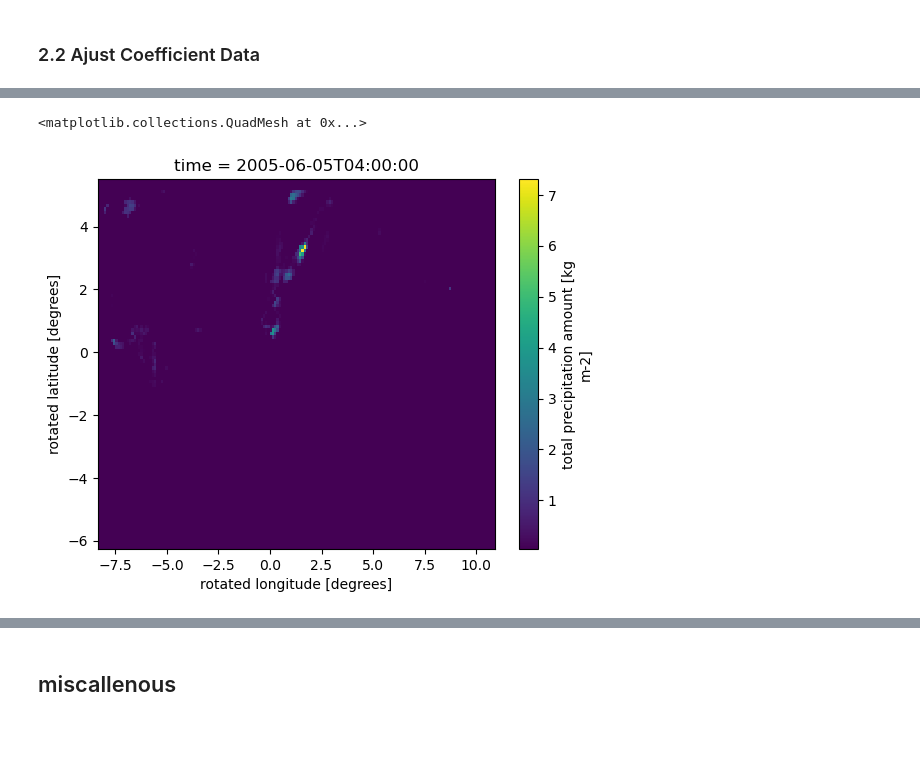
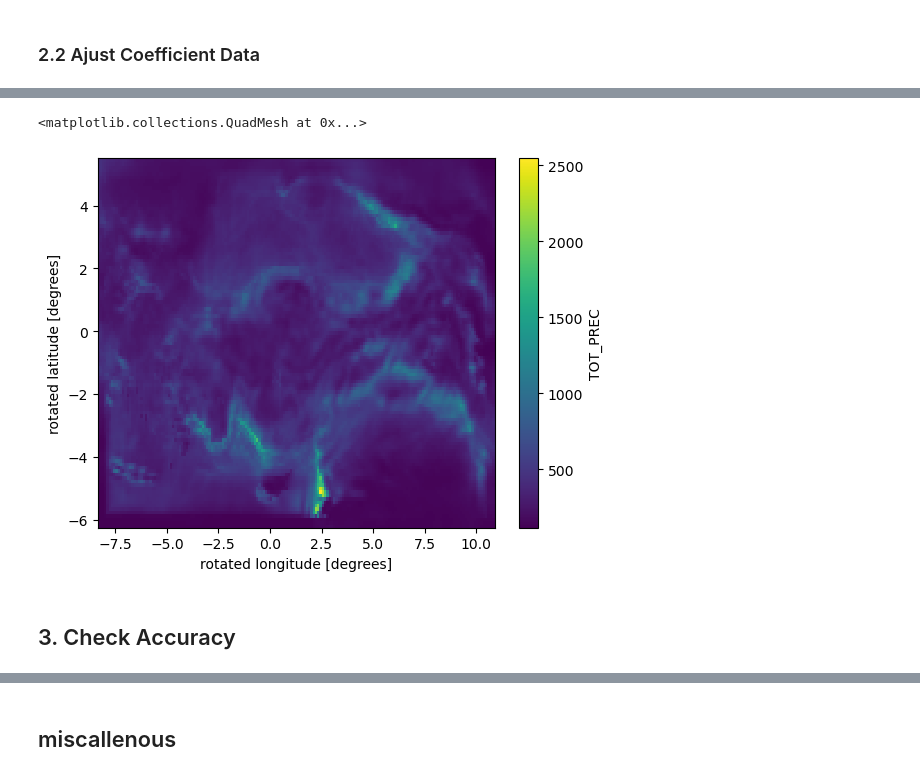
Before and after one commit to donmezkutay/msc-thesis-codes, a Jupyter notebook: bias_correction2_adjust_model.ipynb, the cells around one changed output, grey strips where cells are left out. Drawn from its saved outputs; the diff is of its cells as text; code cells hidden in the pictures; blank space fills up the shorter version.

```diff
--- a/bias_correction2_adjust_model.ipynb
+++ b/bias_correction2_adjust_model.ipynb
@@ -176,4 +160,4 @@ yearly_paths
 # %% [markdown]
 ### 2.1 Open Coefficient Data
 # %%
-coeff = xr.open_dataset(fr'{path_coeff}/QDM_coefficients_{season}.nc')
+coeff = xr.open_dataset(fr'{path_coeff}/{bias_algo}_coefficients_{season}.nc')
@@ -223,5 +189,6 @@ for year, year_path in enumerate(yearly_paths):
       .to_netcdf(fr"{path_general}/cosmo/yearly/BC/BC_{bias_algo}_Tr011_MPI_RF_PR_{season}_1hr_{year_range[year]}.nc")
 
     print(year_path)
+    break
 # %% [output]
 data open
@@ -244,5 +196,7 @@ data open
-# %%
-dt_model['TOT_PREC'][100].plot()
-# %% [output]
-<matplotlib.collections.QuadMesh at 0x...>
-[figure, removed]
+# %%
+dt_model['TOT_PREC'].sum(dim='time').plot()
+# %% [output]
+<matplotlib.collections.QuadMesh at 0x...>
+[figure, added]
+# %% [markdown]
+## 3. Check Accuracy
```
Also changed, not shown: parts of 10 cells of this notebook, 1 other file.
